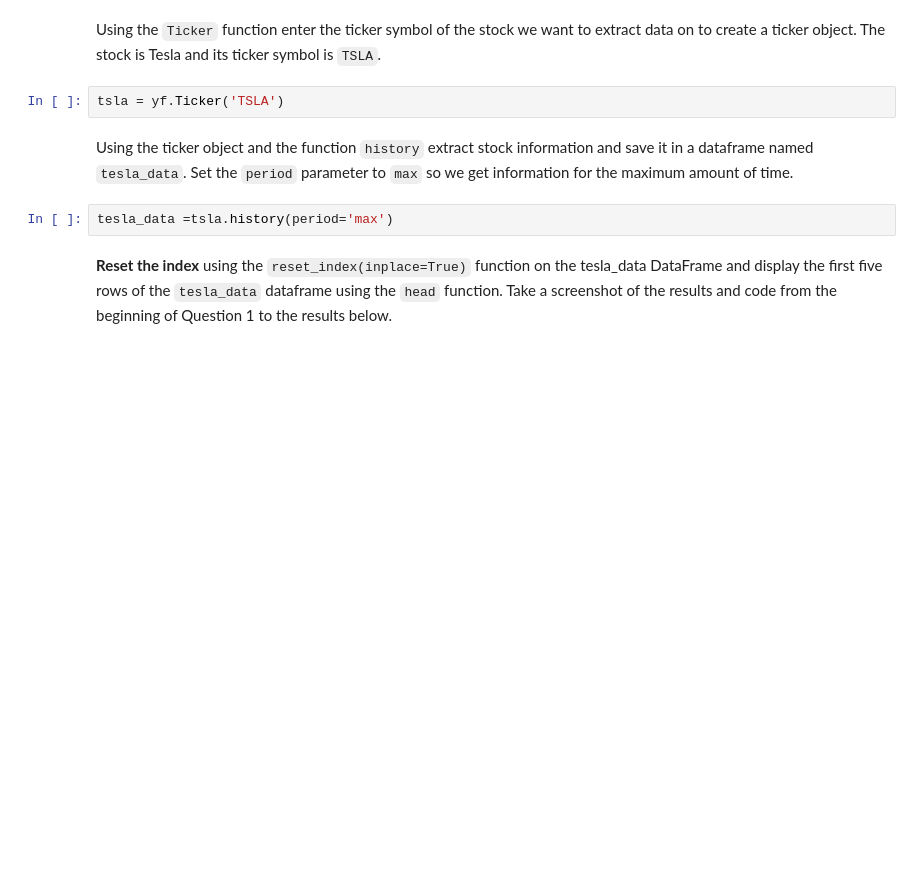
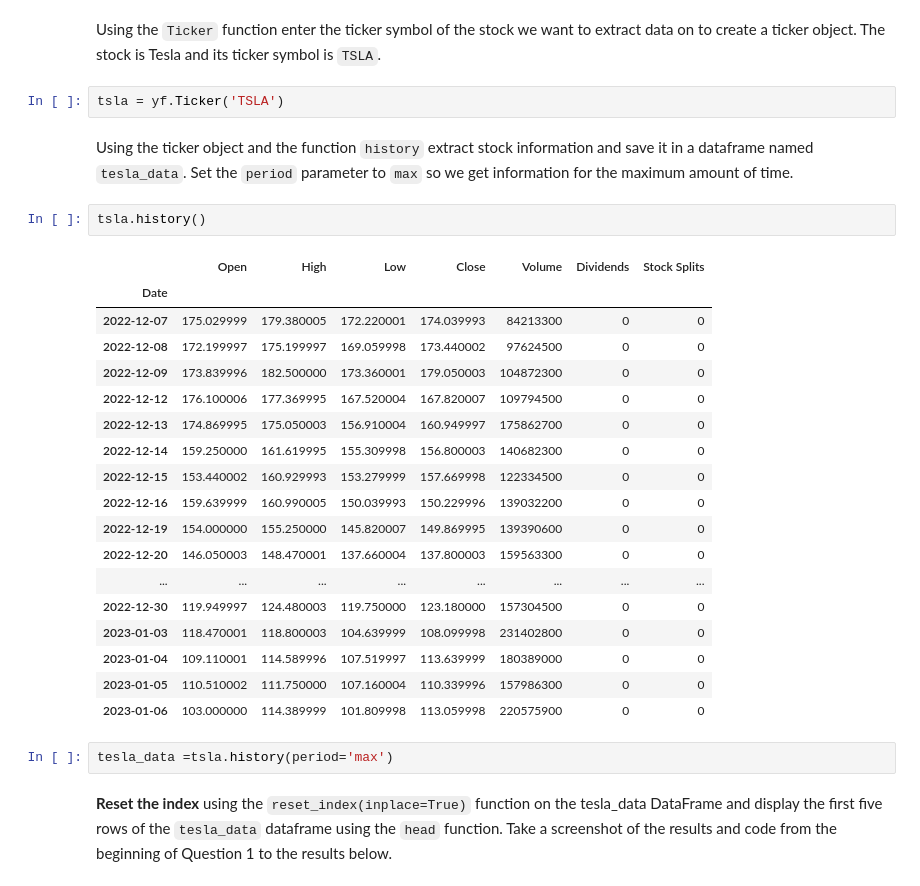
Before and after one commit to ErwinBrath/Python-Project-for-Data-Science, a Jupyter notebook: Final Assignment.ipynb, the cells around one changed output. Drawn from its saved outputs; the diff is of its cells as text; blank space fills up the shorter version.

```diff
--- a/Final Assignment.ipynb
+++ b/Final Assignment.ipynb
@@ -65,6 +84,27 @@ Using the `Ticker` function enter the ticker symbol of the stock we want to extr
 tsla = yf.Ticker('TSLA')
 # %% [markdown]
 Using the ticker object and the function `history` extract stock information and save it in a dataframe named `tesla_data`. Set the `period` parameter to `max` so we get information for the maximum amount of time.
+# %%
+tsla.history()
+# %% [output]
+|  | Open | High | Low | Close | Volume | Dividends | Stock Splits |
+| Date |  |  |  |  |  |  |  |
+| 2022-12-07 | 175.029999 | 179.380005 | 172.220001 | 174.039993 | 84213300 | 0 | 0 |
+| 2022-12-08 | 172.199997 | 175.199997 | 169.059998 | 173.440002 | 97624500 | 0 | 0 |
+| 2022-12-09 | 173.839996 | 182.500000 | 173.360001 | 179.050003 | 104872300 | 0 | 0 |
+| 2022-12-12 | 176.100006 | 177.369995 | 167.520004 | 167.820007 | 109794500 | 0 | 0 |
+| 2022-12-13 | 174.869995 | 175.050003 | 156.910004 | 160.949997 | 175862700 | 0 | 0 |
+| 2022-12-14 | 159.250000 | 161.619995 | 155.309998 | 156.800003 | 140682300 | 0 | 0 |
+| 2022-12-15 | 153.440002 | 160.929993 | 153.279999 | 157.669998 | 122334500 | 0 | 0 |
+| 2022-12-16 | 159.639999 | 160.990005 | 150.039993 | 150.229996 | 139032200 | 0 | 0 |
+| 2022-12-19 | 154.000000 | 155.250000 | 145.820007 | 149.869995 | 139390600 | 0 | 0 |
+| 2022-12-20 | 146.050003 | 148.470001 | 137.660004 | 137.800003 | 159563300 | 0 | 0 |
+| ... | ... | ... | ... | ... | ... | ... | ... |
+| 2022-12-30 | 119.949997 | 124.480003 | 119.750000 | 123.180000 | 157304500 | 0 | 0 |
+| 2023-01-03 | 118.470001 | 118.800003 | 104.639999 | 108.099998 | 231402800 | 0 | 0 |
+| 2023-01-04 | 109.110001 | 114.589996 | 107.519997 | 113.639999 | 180389000 | 0 | 0 |
+| 2023-01-05 | 110.510002 | 111.750000 | 107.160004 | 110.339996 | 157986300 | 0 | 0 |
+| 2023-01-06 | 103.000000 | 114.389999 | 101.809998 | 113.059998 | 220575900 | 0 | 0 |
 # %%
 tesla_data =tsla.history(period='max')
 # %% [markdown]
```
Also changed, not shown: parts of 5 cells of this notebook.
